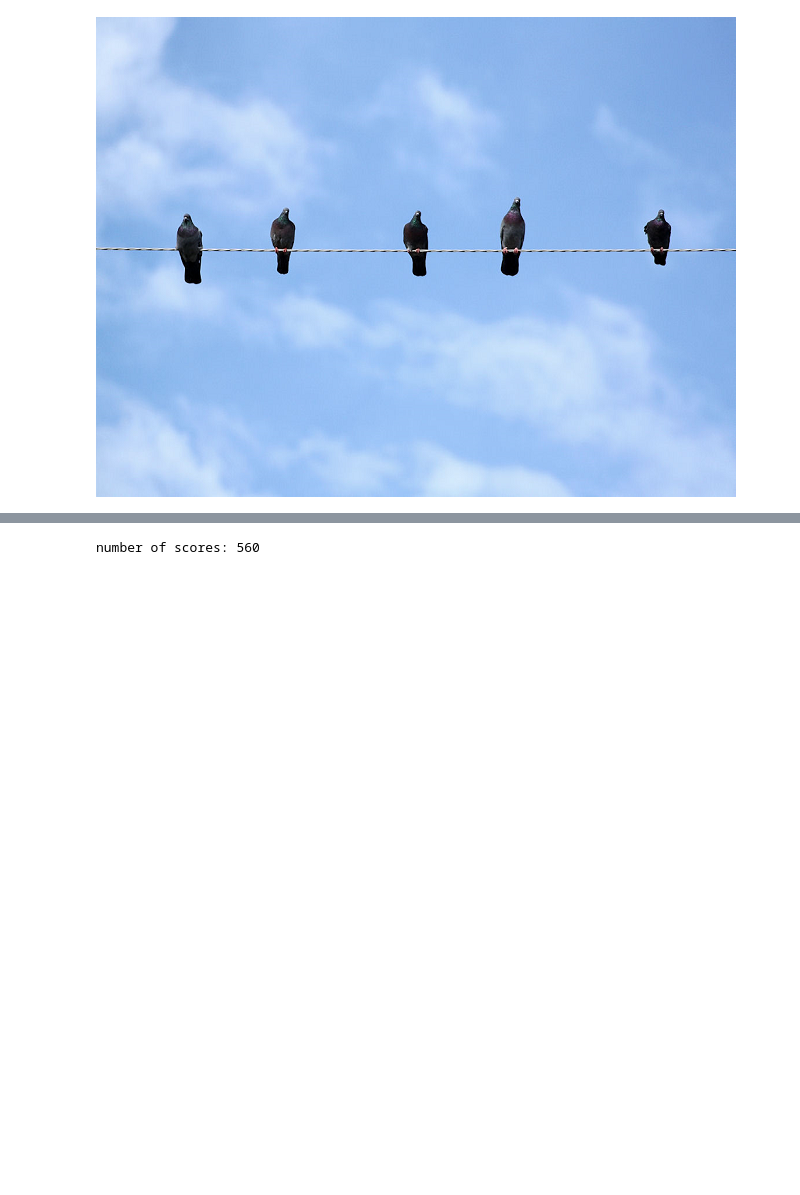
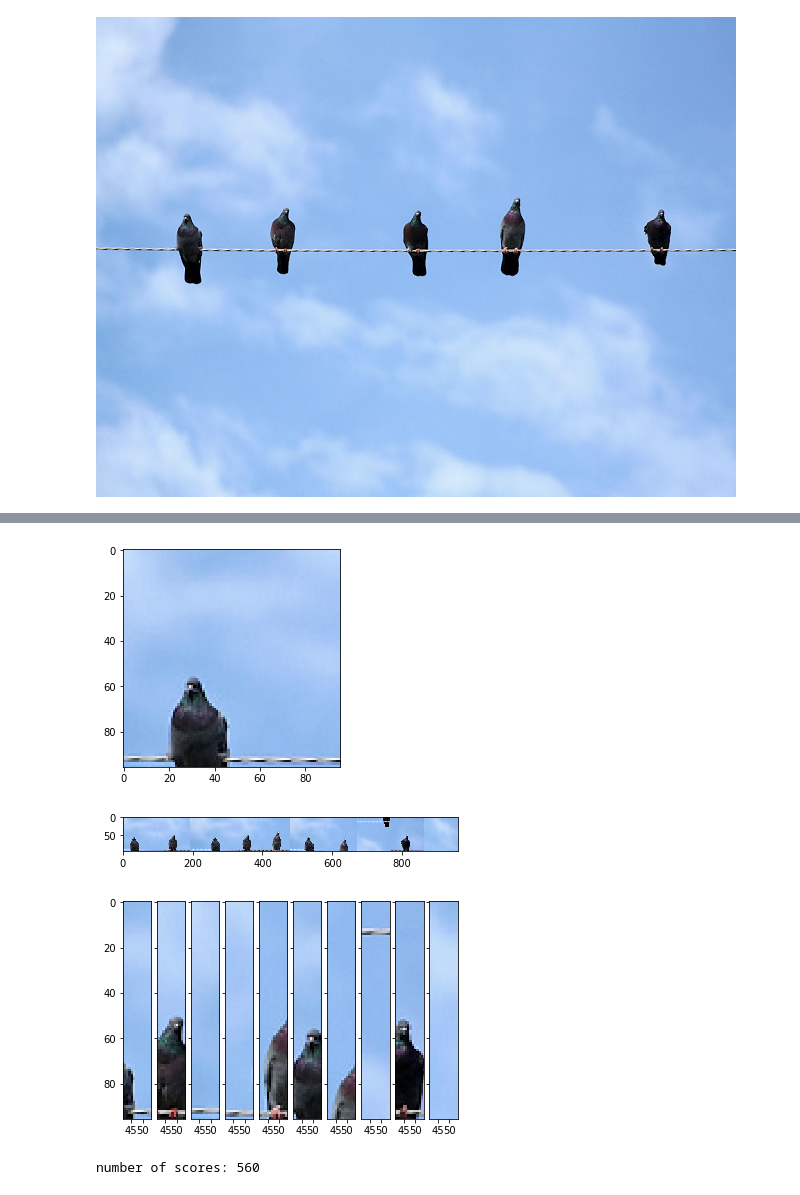
Before and after one commit to borislevant/featurenet, a Jupyter notebook: featurenet.ipynb, the cells around one changed output, grey strips where cells are left out. Cells and saved outputs as stored; diff of their text form; code cells hidden in the pictures; blank space fills up the shorter version.

```diff
--- a/featurenet.ipynb
+++ b/featurenet.ipynb
@@ -68,4 +67,41 @@ calculation all distances for 560: 45.82962131500244 seconds
 best found image imported to file .\data\pigeons\@target\target60_140.png
+# %%
+crop_width = 96
+crop_height = 96
+img_full = mpimg.imread(full_image_file)
+
+x = all_scores[0][1]
+y = all_scores[0][0]
+best_image = img_full[y:y+crop_height, x:x+crop_width]
+f, axarr = plt.subplots(1, 1, sharey=True)
+axarr.imshow(best_image)
+plt.show()
+
+imstack = cv2.resize(best_image,(crop_width, crop_width))
+
+number_best_images = 10
+for index in range(1, number_best_images):
+    x = all_scores[index][1]
+    y = all_scores[index][0]
+    im = img_full[y:y+crop_height, x:x+crop_width]
+    im = cv2.resize(im,(crop_width,crop_width))
+    imstack = np.hstack((imstack,im))
+
+f, axarr = plt.subplots(1, 1, sharey=True)
+axarr.imshow(imstack)
+plt.show()
+
+f, axarr = plt.subplots(1, number_best_images, sharey=True)
+for index in range(0, number_best_images):
+    x = all_scores[index][1]
+    y = all_scores[index][0]
+    im = img_full[y:y+crop_height, x:x+crop_width]
+    axarr[index].imshow(im)
+plt.show()
+# %% [output]
+[figure, added]
+[figure, added]
+[figure, added]
 # %%
 img_feature = mpimg.imread(feature_file)
 img_full = mpimg.imread(full_image_file)
```
Also changed, not shown: parts of 4 cells of this notebook.
